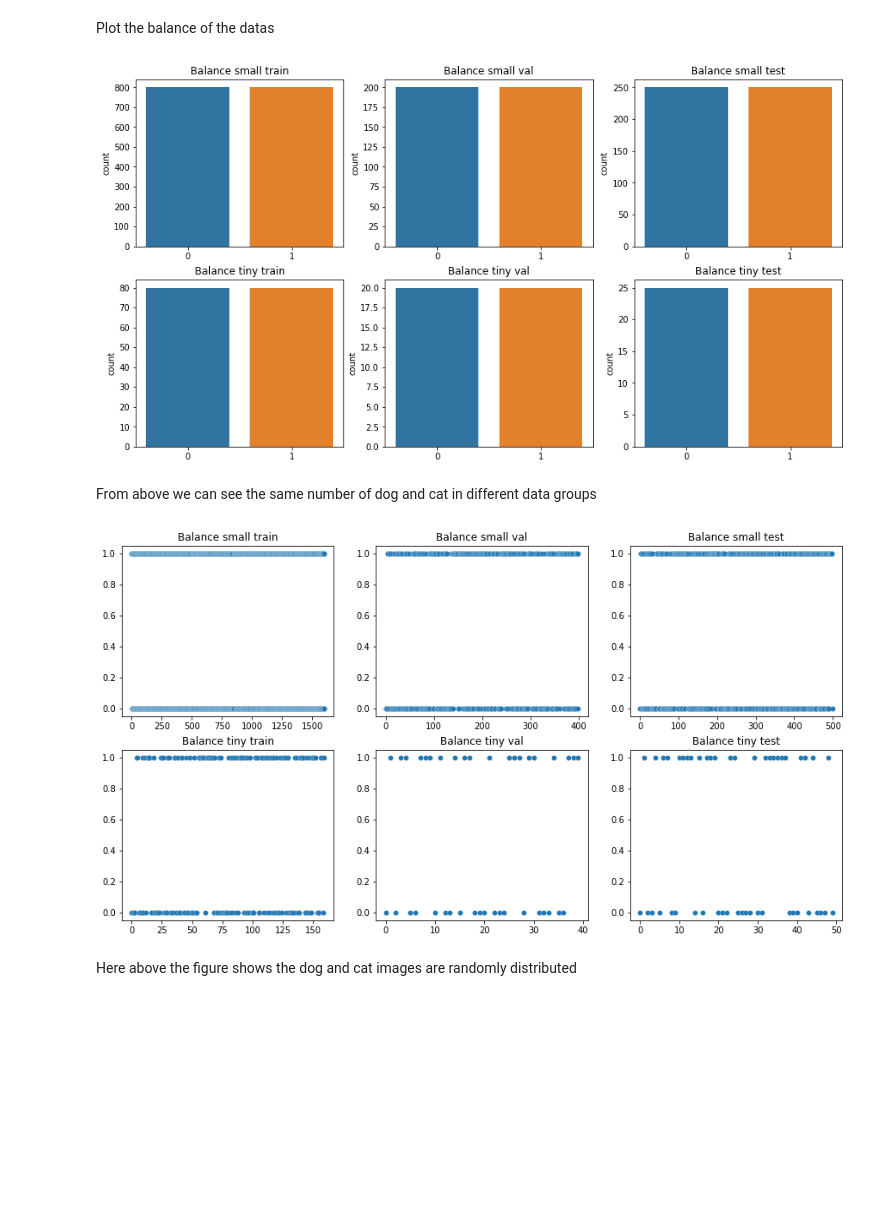
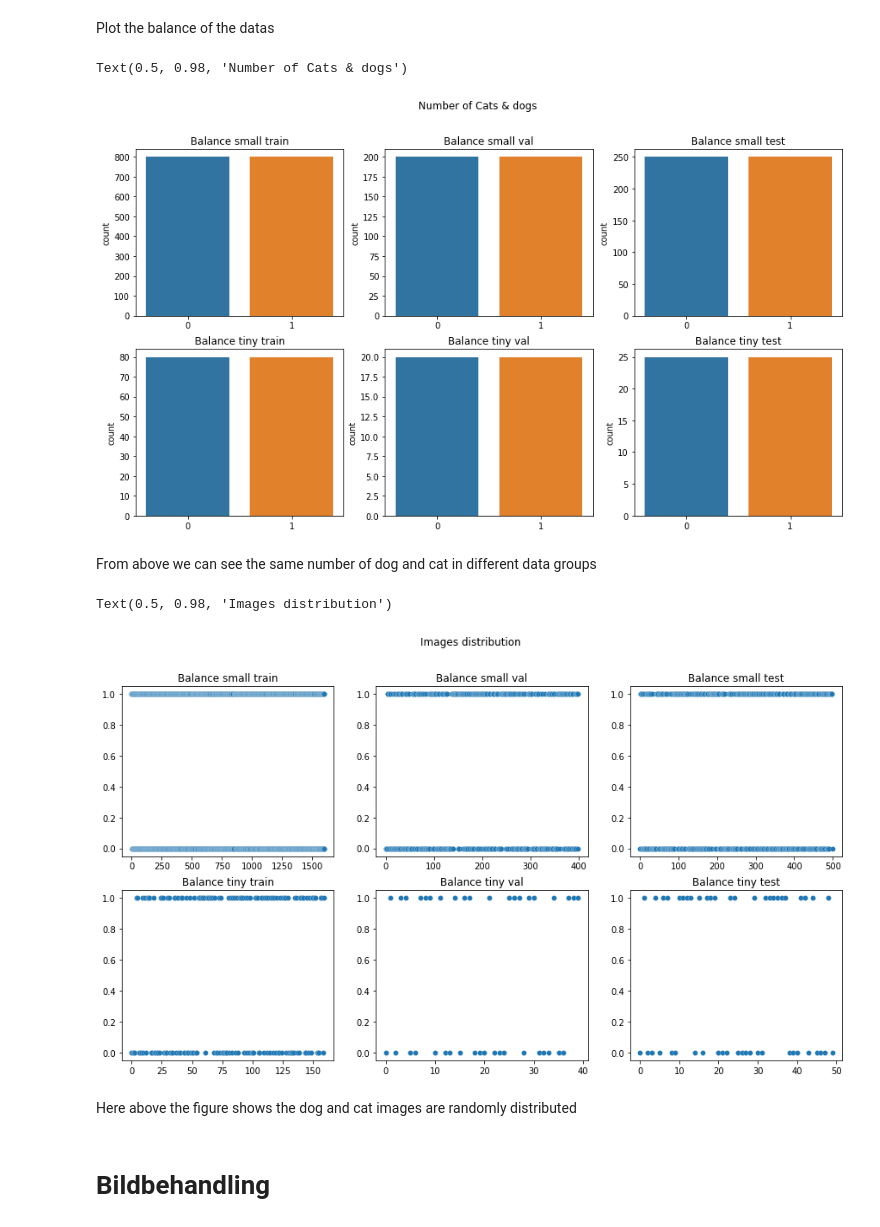
Before and after one commit to cooperhankun/Deep_learning, a Jupyter notebook: Lab/lab.ipynb, the cells around one changed output. Saved outputs shown, nothing was run; the diff lists cells and outputs as text; code cells hidden in the pictures; blank space fills up the shorter version.

```diff
--- a/Lab/lab.ipynb
+++ b/Lab/lab.ipynb
@@ -225,17 +226,19 @@ Plot the balance of the datas
 # %%
 datas = [y_train_small, y_val_small, y_test_small, y_train_tiny, y_val_tiny, y_test_tiny]
 titles = ["Balance small train", "Balance small val",
           "Balance small test", "Balance tiny train",
          "Balance tiny val","Balance tiny test",]
 
 fig, axes = plt.subplots(2, 3, figsize=(15, 8))
 
 for ax, data, title in zip(axes.flatten(), datas, titles):
     sns.countplot(x=data, ax=ax)
     ax.set(title = title)
     ax.axis("on")
+plt.suptitle("Number of Cats & dogs")
 # %% [output]
+Text(0.5, 0.98, 'Number of Cats & dogs')
-[figure, old version]
+[figure, new version]
 # %% [markdown]
 From above we can see the same number of dog and cat in different data groups
 # %%
@@ -245,7 +248,11 @@ for ax, data, title in zip(axes.flatten(), datas, titles):
     sns.scatterplot(data=data,linewidth=.2, ax=ax)
     ax.set(title = title)
     ax.axis("on")
+plt.suptitle("Images distribution")
 # %% [output]
+Text(0.5, 0.98, 'Images distribution')
-[figure, old version]
+[figure, new version]
 # %% [markdown]
 Here above the figure shows the dog and cat images are randomly distributed
+# %% [markdown]
+# Bildbehandling
```
Also changed, not shown: parts of 16 cells of this notebook.
